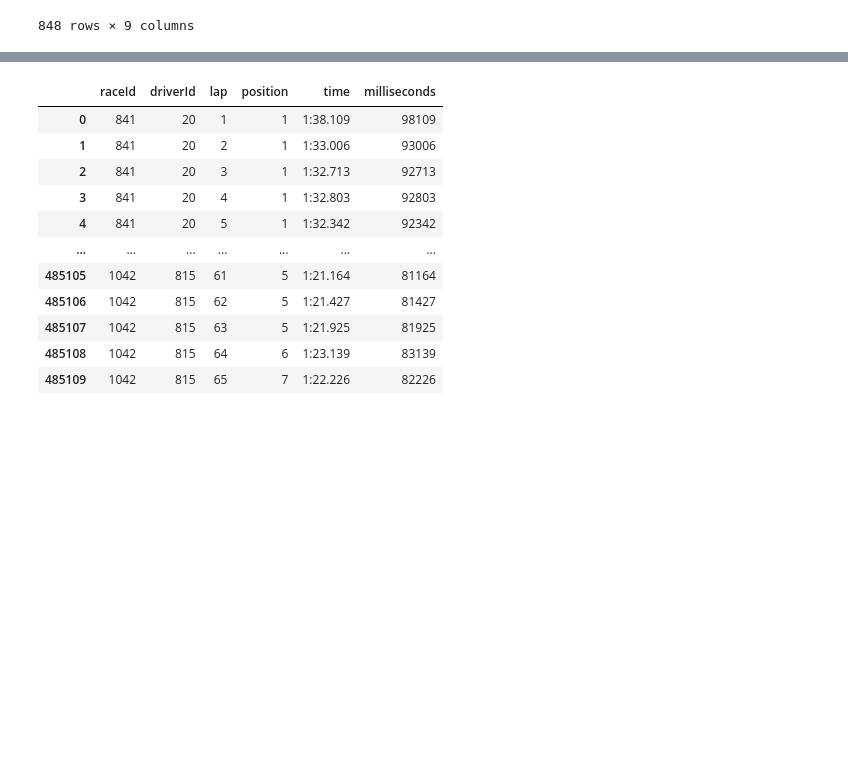
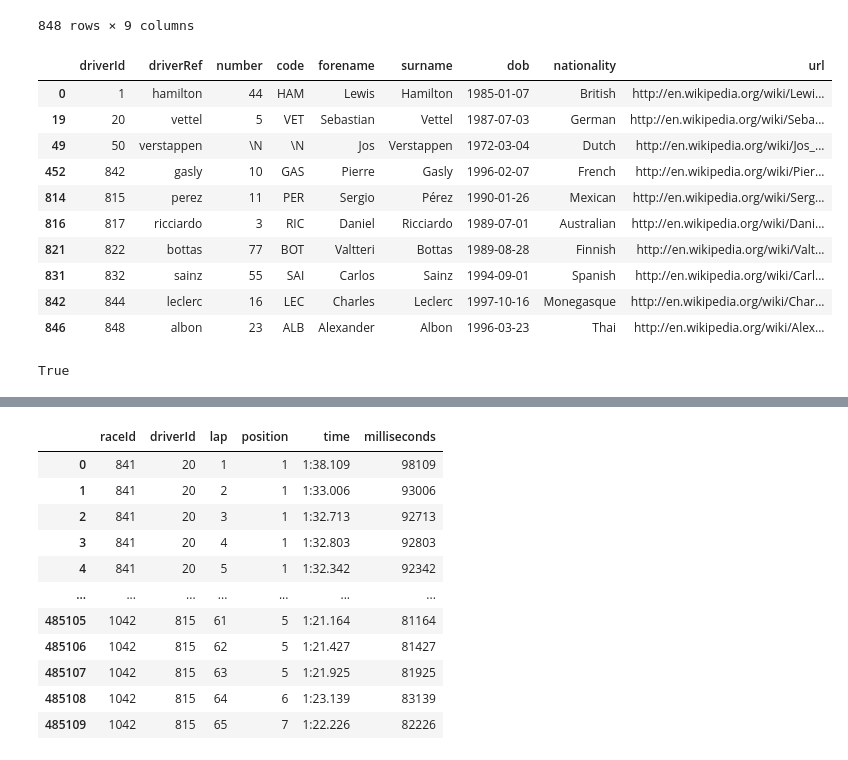
Before and after one commit to Vincent-glitch/ML-Project, a Jupyter notebook: notebooks/formula_etl.ipynb, the cells around one changed output, grey strips where cells are left out. Drawn from its saved outputs; the diff is of its cells as text; code cells hidden in the pictures; blank space fills up the shorter version.

```diff
--- a/notebooks/formula_etl.ipynb
+++ b/notebooks/formula_etl.ipynb
@@ -122,6 +122,31 @@ drivers_raw_df
 | 846 | 848 | albon | 23 | ALB | Alexander | Albon | 1996-03-23 | Thai | http://en.wikipedia.org/wiki/Alex... |
 | 847 | 849 | latifi | 6 | LAT | Nicholas | Latifi | 1995-06-29 | Canadian | http://en.wikipedia.org/wiki/Nich... |
 848 rows × 9 columns
+# %%
+winners_2019 = ['hamilton', 'bottas', 'verstappen', 'leclerc', 'vettel', 'sainz', 'gasly', 'albon', 'ricciardo', 'perez']
+# driver = [name for name in winners_2019 ]
+# [row for row in drivers_raw_df['driverRef'] if  driver[0] in row]
+# %%
+def name_check(stringy):
+   return stringy in winners_2019
+# %%
+drivers_raw_df[drivers_raw_df['driverRef'].map(name_check)]
+# %% [output]
+|  | driverId | driverRef | number | code | forename | surname | dob | nationality | url |
+| 0 | 1 | hamilton | 44 | HAM | Lewis | Hamilton | 1985-01-07 | British | http://en.wikipedia.org/wiki/Lewi... |
+| 19 | 20 | vettel | 5 | VET | Sebastian | Vettel | 1987-07-03 | German | http://en.wikipedia.org/wiki/Seba... |
+| 49 | 50 | verstappen | \N | \N | Jos | Verstappen | 1972-03-04 | Dutch | http://en.wikipedia.org/wiki/Jos_... |
+| 452 | 842 | gasly | 10 | GAS | Pierre | Gasly | 1996-02-07 | French | http://en.wikipedia.org/wiki/Pier... |
+| 814 | 815 | perez | 11 | PER | Sergio | Pérez | 1990-01-26 | Mexican | http://en.wikipedia.org/wiki/Serg... |
+| 816 | 817 | ricciardo | 3 | RIC | Daniel | Ricciardo | 1989-07-01 | Australian | http://en.wikipedia.org/wiki/Dani... |
+| 821 | 822 | bottas | 77 | BOT | Valtteri | Bottas | 1989-08-28 | Finnish | http://en.wikipedia.org/wiki/Valt... |
+| 831 | 832 | sainz | 55 | SAI | Carlos | Sainz | 1994-09-01 | Spanish | http://en.wikipedia.org/wiki/Carl... |
+| 842 | 844 | leclerc | 16 | LEC | Charles | Leclerc | 1997-10-16 | Monegasque | http://en.wikipedia.org/wiki/Char... |
+| 846 | 848 | albon | 23 | ALB | Alexander | Albon | 1996-03-23 | Thai | http://en.wikipedia.org/wiki/Alex... |
+# %%
+'hamilton' in ['hamilton', 'bottas', 'verstappen', 'leclerc', 'vettel', 'sainz', 'gasly', 'albon', 'ricciardo', 'perez']
+# %% [output]
+True
 # %%
 # no changes made so I filename was not modified, want to wait to match relevant datasets before dropping \N
 drivers_interim_df = pd.read_csv('../data/raw/drivers.csv')
```
Also changed, not shown: parts of 11 cells of this notebook, 49 other files.
